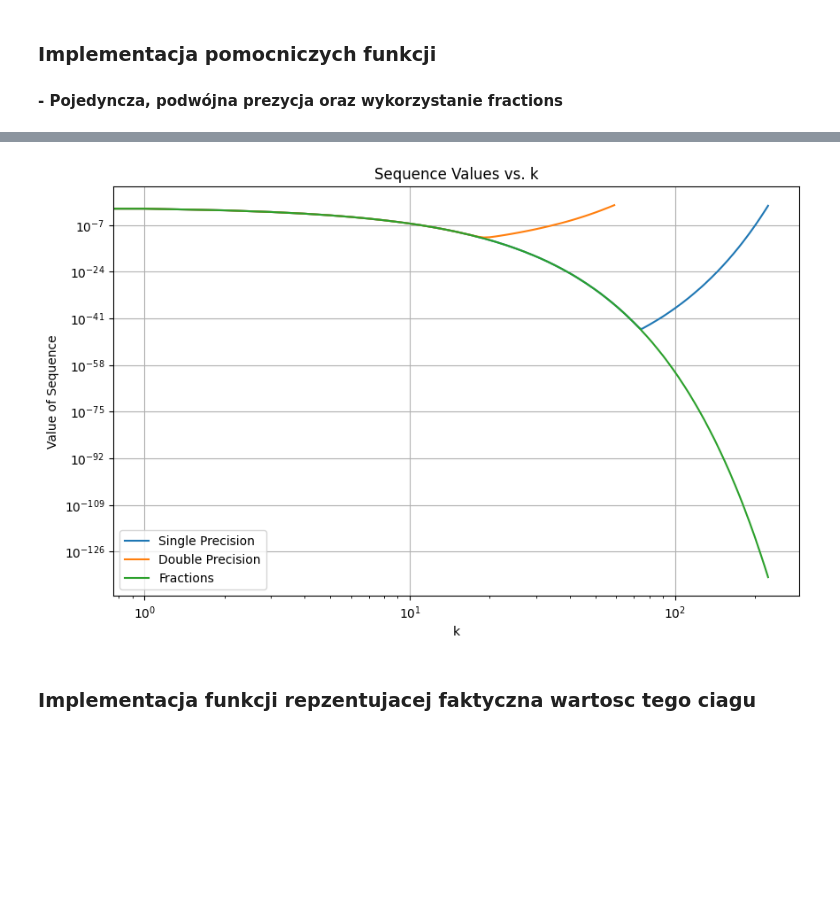
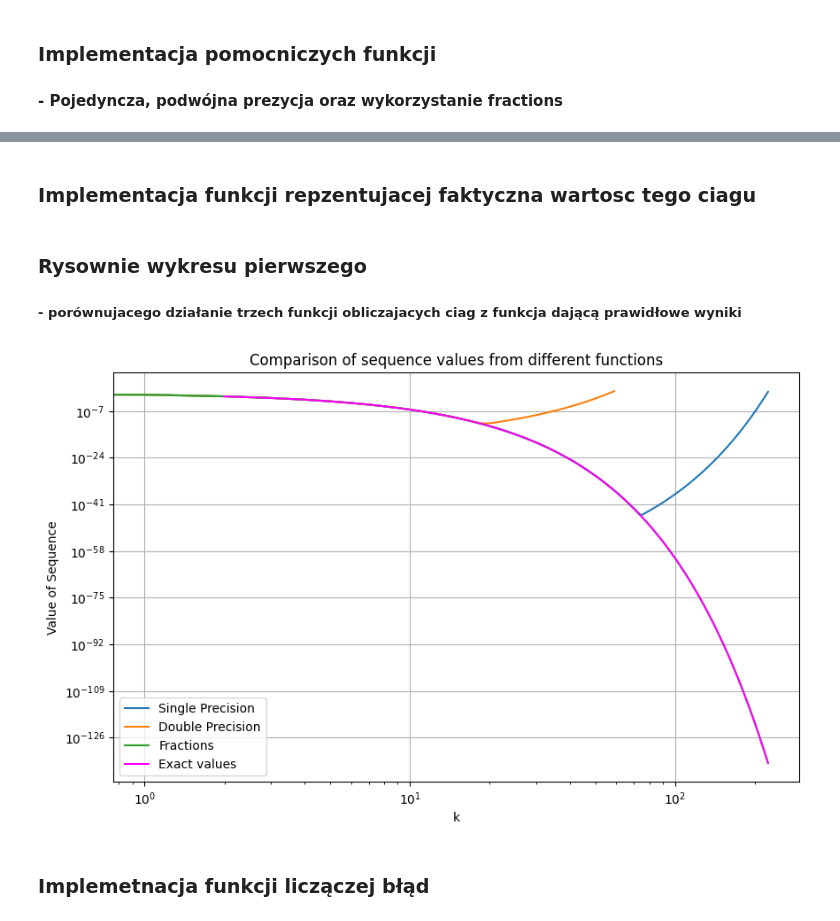
Before and after one commit to arturgesiarz/CalculationTechMethods-Course, a Jupyter notebook: lab01/ex2.ipynb, the cells around one changed output, grey strips where cells are left out. Drawn from its saved outputs; the diff is of its cells as text; code cells hidden in the pictures; blank space fills up the shorter version.

```diff
--- a/lab01/ex2.ipynb
+++ b/lab01/ex2.ipynb
@@ -39,20 +36,3 @@ def generate_sequence_fraction(n = 225):
-# %%
-sequence_single = generate_sequence_single()
-sequence_double = generate_sequence_double()
-sequence_fraction = generate_sequence_fraction()
-
-plt.figure(figsize=(10, 6))
-plt.loglog(range(225), sequence_single, label='Single Precision')
-plt.loglog(range(60), sequence_double, label='Double Precision')
-plt.loglog(range(225), sequence_fraction, label='Fractions')
-plt.xlabel('k')
-plt.ylabel('Value of Sequence')
-plt.title('Sequence Values vs. k')
-plt.legend()
-plt.grid(True)
-plt.show()
-# %% [output]
-[figure, removed]
 # %% [markdown]
 ### Implementacja funkcji repzentujacej faktyczna wartosc tego ciagu
 # %%
@@ -69,0 +41,24 @@ for i in range(len(sequence_single)):
+# %% [markdown]
+### Rysownie wykresu pierwszego
+##### - porównujacego działanie trzech funkcji obliczajacych ciag z funkcja dającą prawidłowe wyniki
+# %%
+sequence_single = generate_sequence_single()
+sequence_double = generate_sequence_double()
+sequence_fraction = generate_sequence_fraction()
+exact_values = [exact_solution(k) for k in range(2,225)]
+
+plt.figure(figsize=(10, 6))
+plt.loglog(range(225), sequence_single, label='Single Precision')
+plt.loglog(range(60), sequence_double, label='Double Precision')
+plt.loglog(range(225), sequence_fraction, label='Fractions')
+plt.loglog(range(2,225), exact_values, label='Exact values', color="fuchsia")
+plt.xlabel('k')
+plt.ylabel('Value of Sequence')
+plt.title('Comparison of sequence values from different functions')
+plt.legend()
+plt.grid(True)
+plt.show()
+# %% [output]
+[figure, added]
+# %% [markdown]
+### Implemetnacja funkcji liczączej błąd
```
Also changed, not shown: parts of 7 cells of this notebook, 1 other file.
